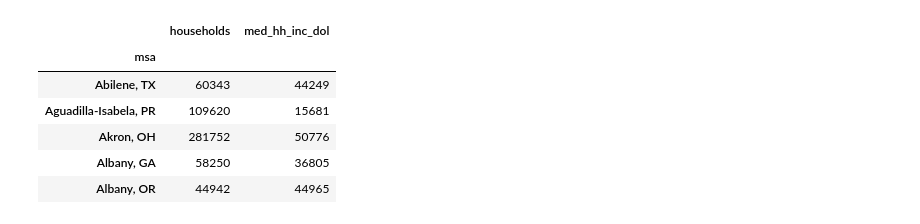
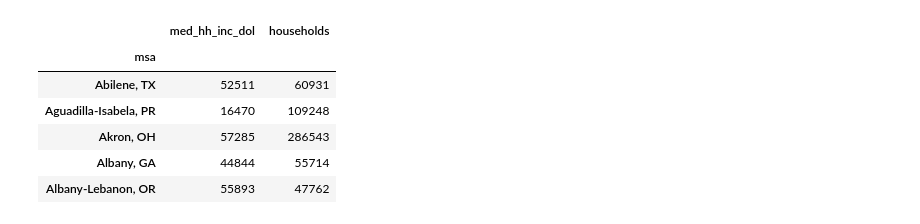
Before and after one commit to narslab/msa-emission-typologies, a Jupyter notebook: bin/jupyter/tidy-acs-hh-income.ipynb, the cells around one changed output. Drawn from its saved outputs; the diff is of its cells as text; code cells hidden in the pictures.

```diff
--- a/bin/jupyter/tidy-acs-hh-income.ipynb
+++ b/bin/jupyter/tidy-acs-hh-income.ipynb
@@ -81,8 +99,8 @@ inc_df.head()
 # %%
-inc_df = inc_df.set_index('Geographic Area Name')
+df = df.set_index('Geographic Area Name')
 # %%
-inc_df.index.name = 'msa'
+df.index.name = 'msa'
 # %%
-inc_df = inc_df.filter(like="Metro Area", axis = 0)
-inc_df.index = inc_df.index.str.replace(' Metro Area', '')
+df = df.filter(like="Metro Area", axis = 0)
+df.index = df.index.str.replace(' Metro Area', '')
 # %%
@@ -110,16 +128,16 @@ inc_df.head()
 # %%
-inc_df = inc_df.rename(columns = {"Median income (dollars)!!Estimate!!Households": "med_hh_inc_dol"})
-inc_df = inc_df.rename(columns = {"Total!!Estimate!!Households": "households"})
+df = df.rename(columns = {"Estimate!!Median income (dollars)!!Households": "med_hh_inc_dol"})
+df = df.rename(columns = {"Estimate!!Number!!Households": "households"})
 # %%
-inc_df.head()
+df.head()
 # %% [output]
-|  | households | med_hh_inc_dol |
+|  | med_hh_inc_dol | households |
 | msa |  |  |
-| Abilene, TX | 60343 | 44249 |
-| Aguadilla-Isabela, PR | 109620 | 15681 |
-| Akron, OH | 281752 | 50776 |
-| Albany, GA | 58250 | 36805 |
-| Albany, OR | 44942 | 44965 |
+| Abilene, TX | 52511 | 60931 |
+| Aguadilla-Isabela, PR | 16470 | 109248 |
+| Akron, OH | 57285 | 286543 |
+| Albany, GA | 44844 | 55714 |
+| Albany-Lebanon, OR | 55893 | 47762 |
 # %%
 #med_income = inc_df['Estimate!!Median income (dollars)!!HOUSEHOLD INCOME BY RACE AND HISPANIC OR LATINO ORIGIN OF HOUSEHOLDER!!Households']
 # %%
```
Also changed, not shown: parts of 13 cells of this notebook, 7 other files.
